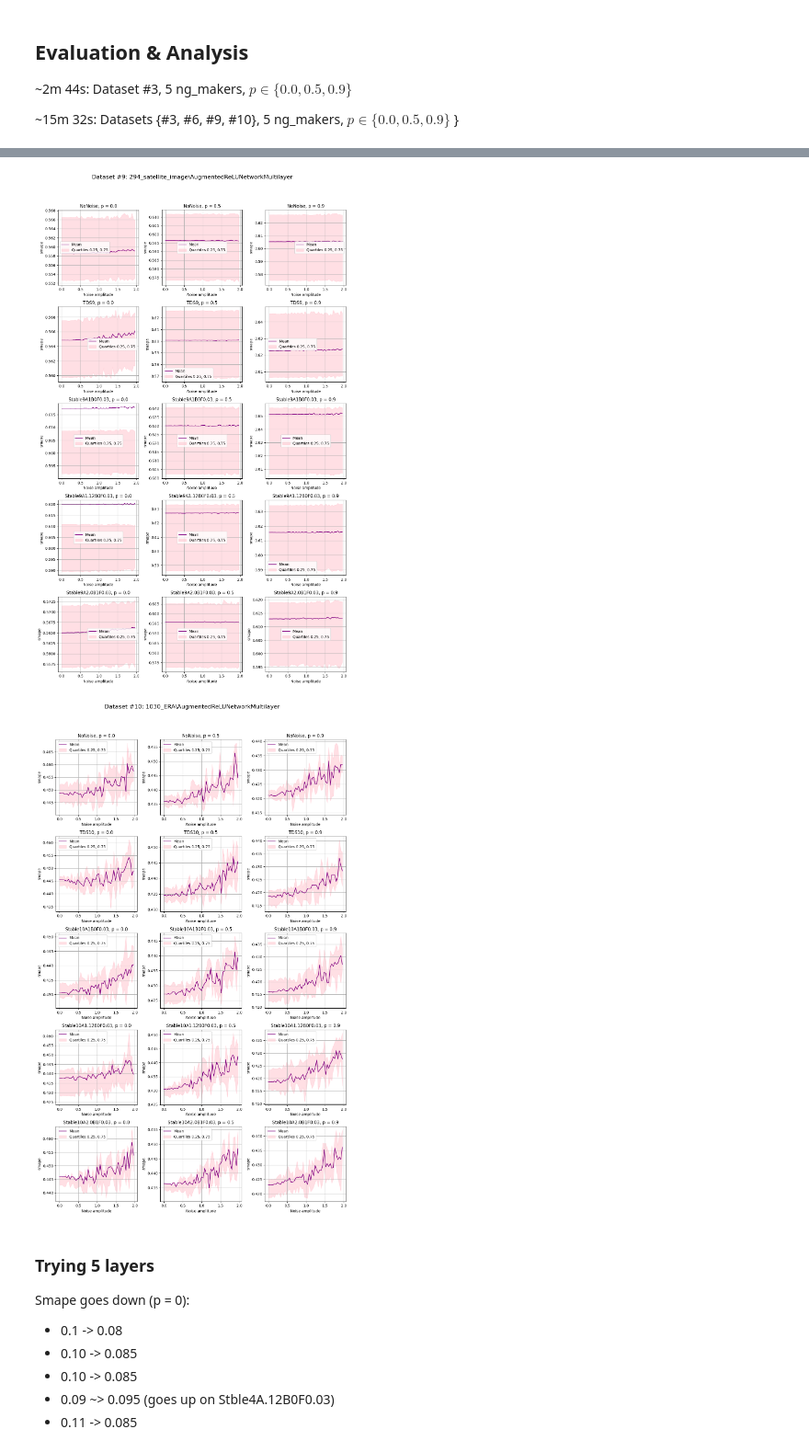
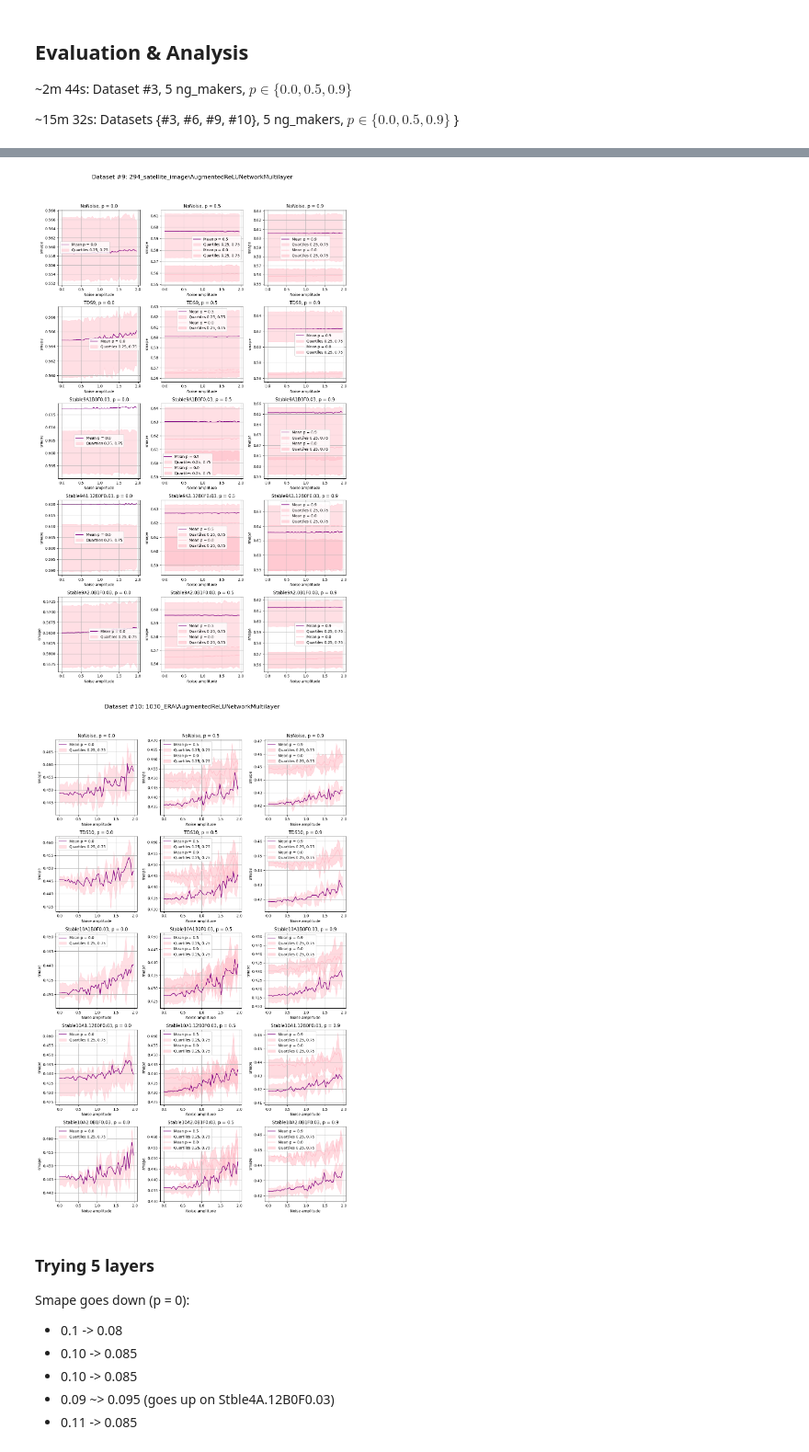
Before and after one commit to LISA-ITMO/CGT4NN, a Jupyter notebook: cgt-nn-rev9.ipynb, the cells around one changed output, grey strips where cells are left out. Shown at 92% size. Saved outputs shown, nothing was run; the diff lists cells and outputs as text; code cells hidden in the pictures.

Commit message:
Draw ghost of p = 0

```diff
--- a/cgt-nn-rev9.ipynb
+++ b/cgt-nn-rev9.ipynb
@@ -354,6 +354,7 @@ Report saved to rev9.3/dataset10_p0.9_noiseStable10A2.0B1F0.03/9.json.
 ## Single Plot Analysis
 
 import json
+from typing import Optional, TypeAlias
 
 import pandas as pd
 
@@ -386,10 +387,15 @@ def summarize_series_list(series_list: list[pd.Series]):
 
     return summary_df
 
+
+Gramp: TypeAlias = Callable[[int], tuple[str, str]]
+"Get Report And Model Path (from Iteration)"
+
 def make_ax_drawer(
     dataset: Dataset,
     title: str,
-    get_report_and_model_path: Callable[[int], tuple[str, str]],
+    get_report_and_model_path: Gramp,
+    maybe_get_ghost_report_and_model_path: Optional[Gramp],
     p: float,
     metric: str,
 ):
@@ -419,25 +425,37 @@ def make_ax_drawer(
         json = read_json(report_path)
         return pd.DataFrame({ 'loss': json['loss'] })
 
-    evaluations: list[dict] = [
-        read_eval_from_iteration(n, get_report_and_model_path(n))
-        for n in range(iterations)
-    ]
+    def make_curve(gramp: Gramp) -> dict:
+        evaluations: list[dict] = [
+            read_eval_from_iteration(n, gramp(n))
+            for n in range(iterations)
+        ]
 
-    print(f'Processing {get_report_and_model_path(0)}...')
+        print(f'Processing {gramp(0)}...')
 
-    curve = summarize_series_list([evaluation[metric] for evaluation in evaluations])
+        return summarize_series_list([evaluation[metric] for evaluation in evaluations])
+
+    models = [{
+        'curve': make_curve(get_report_and_model_path),
+        'color': 'purple',
+        'label': f'Mean p = {p}',
+        'quantiles_color': 'pink',
+        'quantiles_label': 'Quantiles 0.25, 0.75',
+    }]
+
+    if maybe_get_ghost_report_and_model_path:
+        models.append({
+            'curve': make_curve(maybe_get_ghost_report_and_model_path),
+            'color': 'pink',
+            'label': 'Mean p = 0.0',
+            'quantiles_color': 'lightpink',
+            'quantiles_label': 'Quantiles 0.25, 0.75',
+        })
 
     def draw_ax(ax):
         plot_deviant_curves_on_ax_or_plt(
             ax_or_plt=ax,
-            models=[{
-                'curve': curve,
-                'color': 'purple',
-                'label': 'Mean',
-                'quantiles_color': 'pink',
-                'quantiles_label': 'Quartiles 0.25, 0.75',
-            }],
+            models=models,
             X=NOISE_FACTORS,
             title=title,
             xlabel='Noise amplitude',
@@ -458,6 +476,11 @@ ax_drawers = [
                 report_path(dataset, p, noise_generator, N),
                 model_path(dataset, p, noise_generator, N)
             ),
+            maybe_get_ghost_report_and_model_path=(lambda N: (
+                # Keep the decimal point intact, or it will not work
+                report_path(dataset, 0.0, noise_generator, N),
+                model_path(dataset, 0.0, noise_generator, N)
+            )) if p > 0 else None,
             p=p,
             metric='smape',
         ))(noise_generator=ng_maker(dataset))
@@ -511,5 +534,5 @@ Size: 5x3
-[figure, old version]
+[figure, new version]
-[figure, old version]
+[figure, new version]
 # %% [markdown]
 ### Trying 5 layers
 
```
Also changed, not shown: parts of 1 cell of this notebook.
